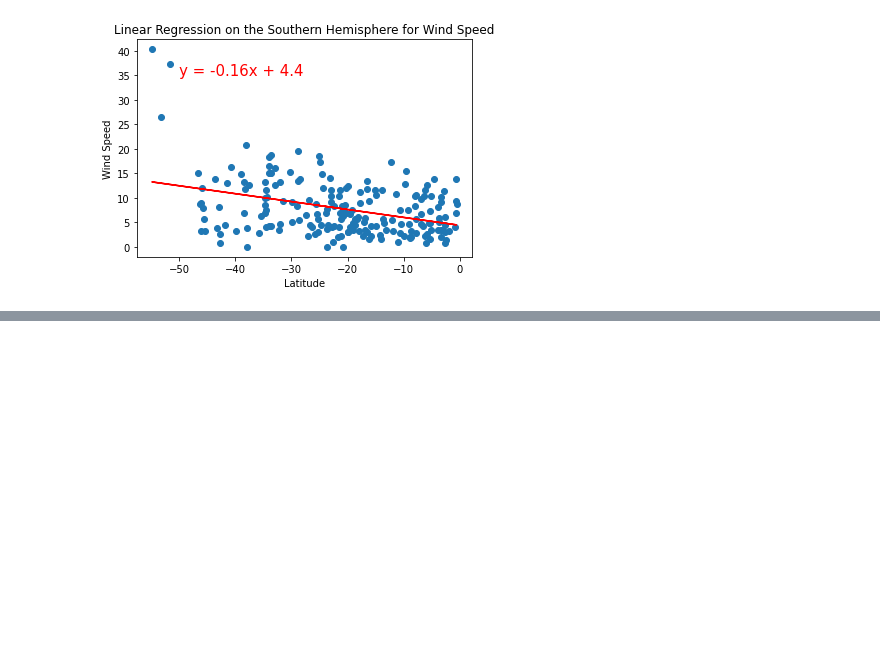
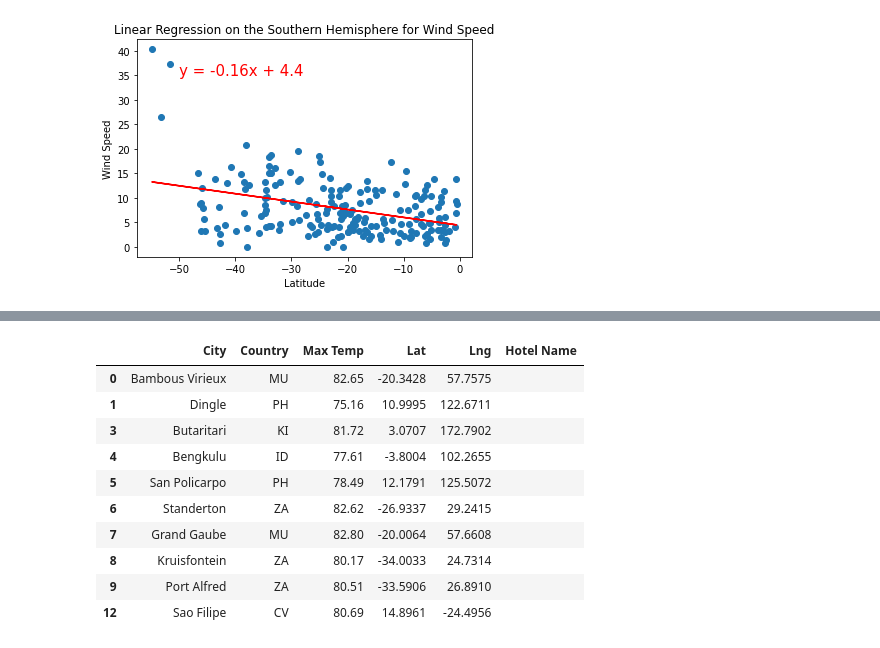
Before and after one commit to sokim03/World_Weather_Analysis, a Jupyter notebook: WeatherPy.ipynb, the cells around one changed output, grey strips where cells are left out. Saved outputs shown, nothing was run; the diff lists cells and outputs as text; code cells hidden in the pictures; blank space fills up the shorter version.

```diff
--- a/WeatherPy.ipynb
+++ b/WeatherPy.ipynb
@@ -436,0 +614,17 @@ plot_linear_regression(x_values, y_values,
+# %%
+# Create DataFrame called hotel_df to store hotel names along with city, country, max temp, and coordinates.
+hotel_df = preferred_cities_df[["City", "Country", "Max Temp", "Lat", "Lng"]].copy()
+hotel_df["Hotel Name"] = ""
+hotel_df.head(10)
+# %% [output]
+|  | City | Country | Max Temp | Lat | Lng | Hotel Name |
+| 0 | Bambous Virieux | MU | 82.65 | -20.3428 | 57.7575 |  |
+| 1 | Dingle | PH | 75.16 | 10.9995 | 122.6711 |  |
+| 3 | Butaritari | KI | 81.72 | 3.0707 | 172.7902 |  |
+| 4 | Bengkulu | ID | 77.61 | -3.8004 | 102.2655 |  |
+| 5 | San Policarpo | PH | 78.49 | 12.1791 | 125.5072 |  |
+| 6 | Standerton | ZA | 82.62 | -26.9337 | 29.2415 |  |
+| 7 | Grand Gaube | MU | 82.80 | -20.0064 | 57.6608 |  |
+| 8 | Kruisfontein | ZA | 80.17 | -34.0033 | 24.7314 |  |
+| 9 | Port Alfred | ZA | 80.51 | -33.5906 | 26.8910 |  |
+| 12 | Sao Filipe | CV | 80.69 | 14.8961 | -24.4956 |  |
```
Also changed, not shown: parts of 21 cells of this notebook, 1 other file.
